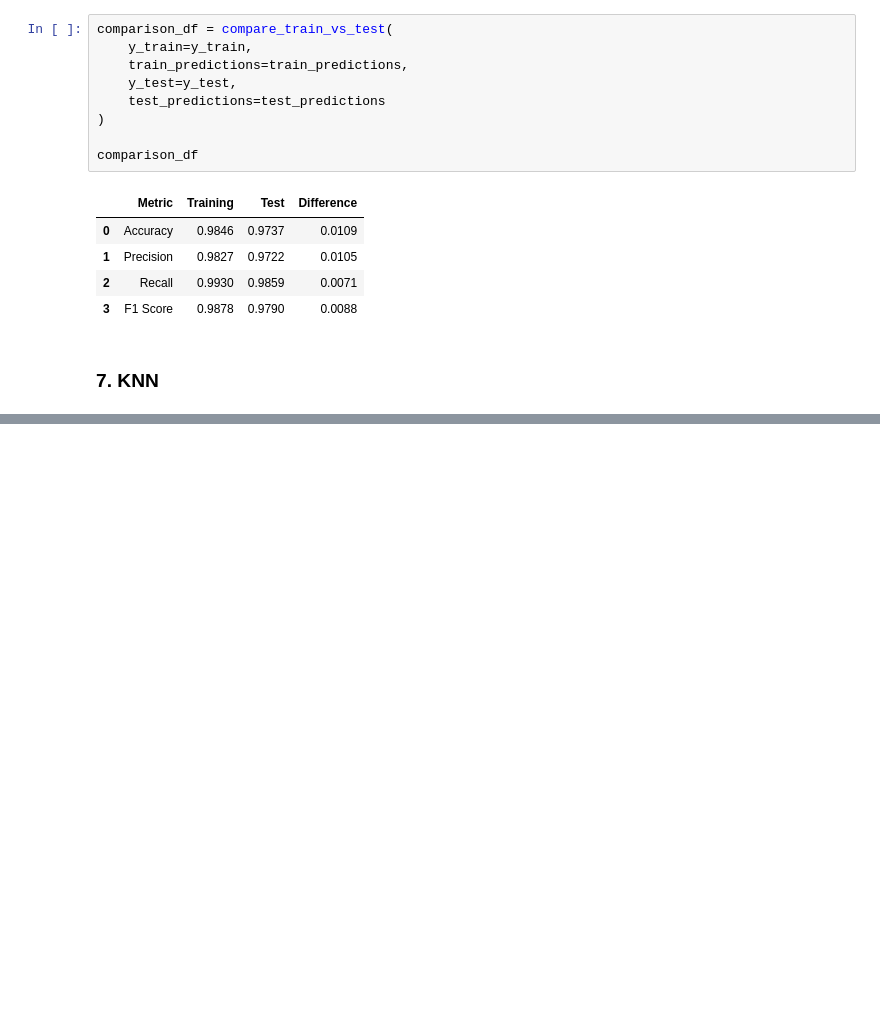
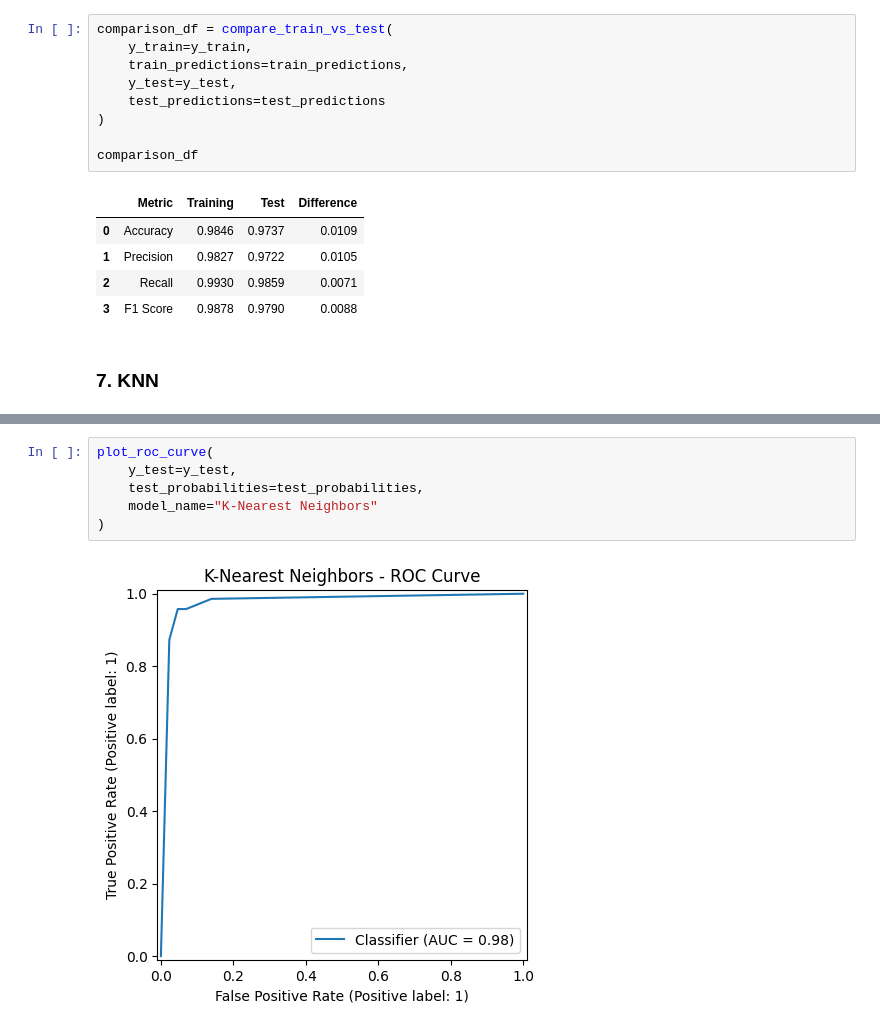
Before and after one commit to Sami-ur-Rehman1073/breast_cancer_prediction, a Jupyter notebook: notebooks/03_modeling.ipynb, the cells around one changed output, grey strips where cells are left out. Drawn from its saved outputs; the diff is of its cells as text; blank space fills up the shorter version.

```diff
--- a/notebooks/03_modeling.ipynb
+++ b/notebooks/03_modeling.ipynb
@@ -768,0 +857,8 @@ comparison_df
+# %%
+plot_roc_curve(
+    y_test=y_test,
+    test_probabilities=test_probabilities,
+    model_name="K-Nearest Neighbors"
+)
+# %% [output]
+[figure, added]
```
Also changed, not shown: parts of 11 cells of this notebook.
